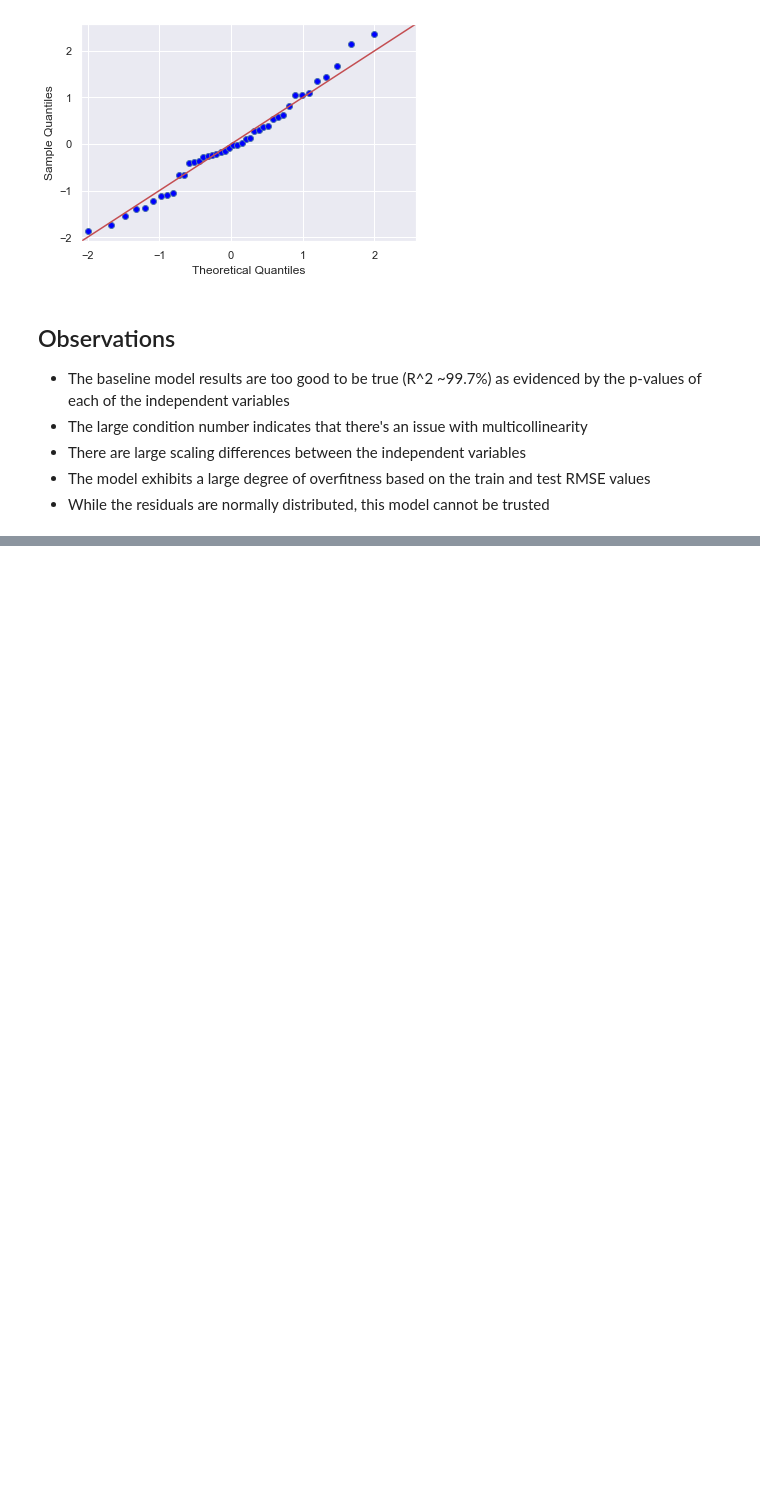
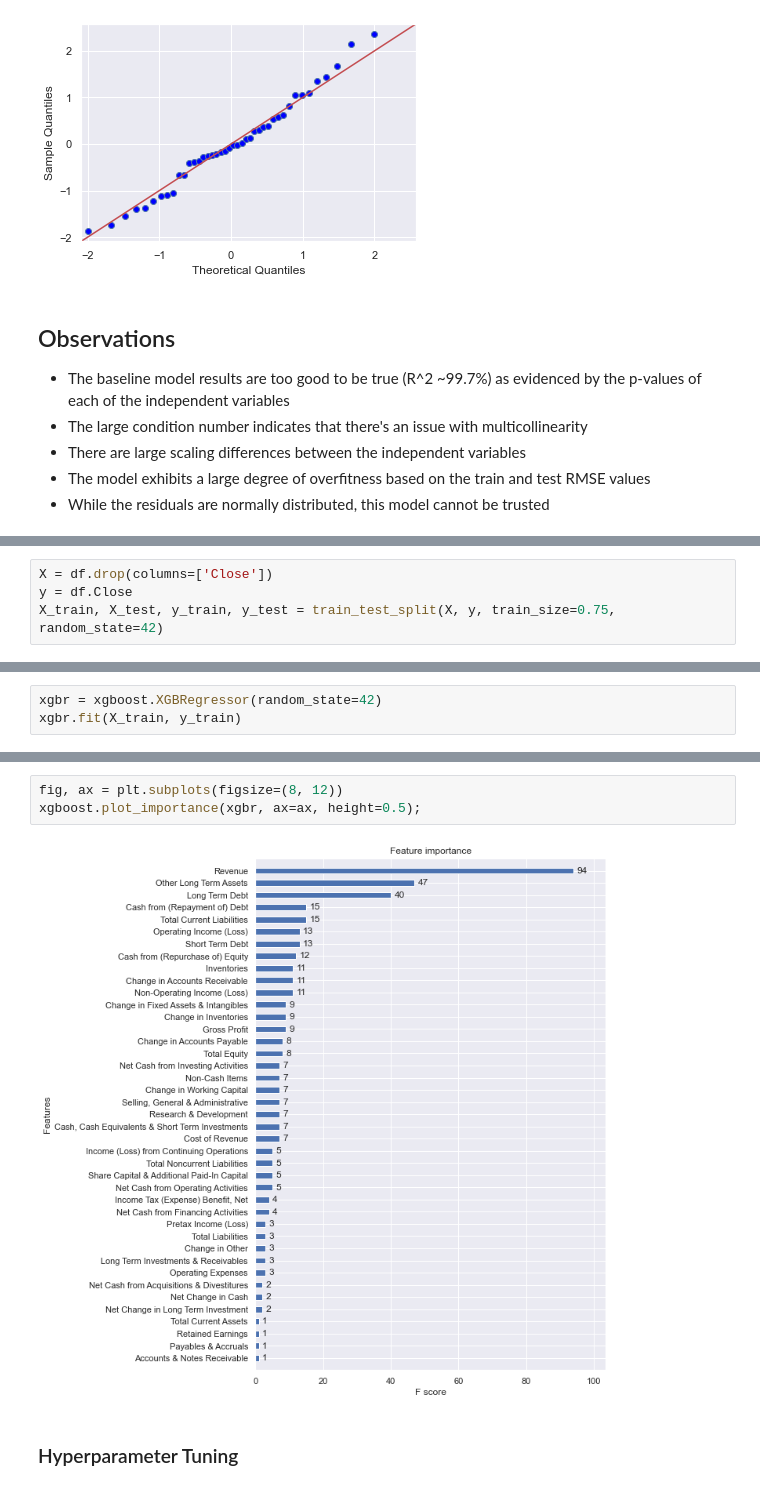
Before and after one commit to tjkyner/stock-kpis, a Jupyter notebook: notebooks/modeling.ipynb, the cells around one changed output, grey strips where cells are left out. Drawn from its saved outputs; the diff is of its cells as text; blank space fills up the shorter version.

```diff
--- a/notebooks/modeling.ipynb
+++ b/notebooks/modeling.ipynb
@@ -187,0 +194,4 @@ qqplot(baseline);
+# %%
+X = df.drop(columns=['Close'])
+y = df.Close
+X_train, X_test, y_train, y_test = train_test_split(X, y, train_size=0.75, random_state=42)
@@ -187,0 +201,3 @@ qqplot(baseline);
+# %%
+xgbr = xgboost.XGBRegressor(random_state=42)
+xgbr.fit(X_train, y_train)
@@ -187,0 +221,7 @@ qqplot(baseline);
+# %%
+fig, ax = plt.subplots(figsize=(8, 12))
+xgboost.plot_importance(xgbr, ax=ax, height=0.5);
+# %% [output]
+[figure, added]
+# %% [markdown]
+### Hyperparameter Tuning
```
Also changed, not shown: parts of 22 cells of this notebook.
